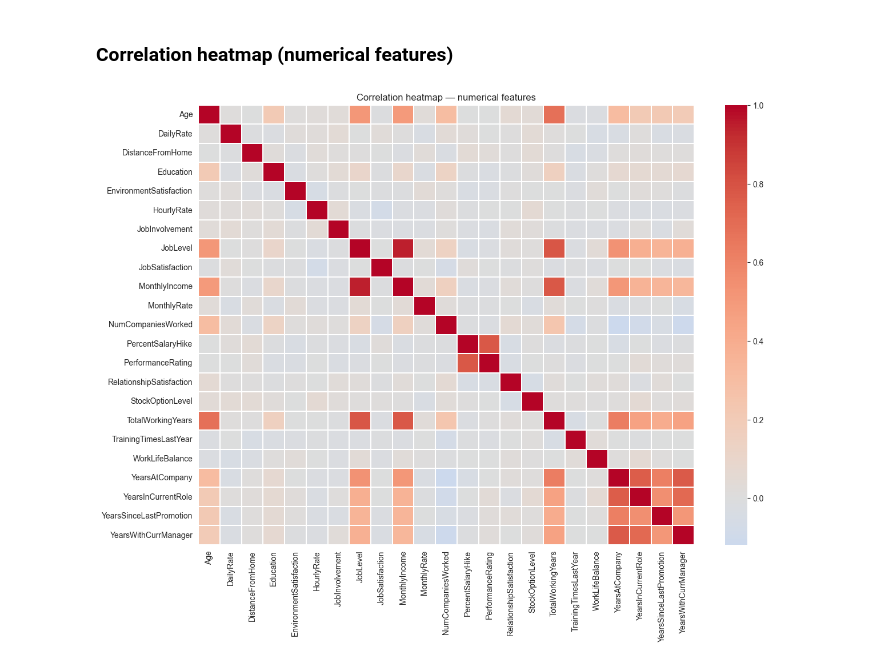
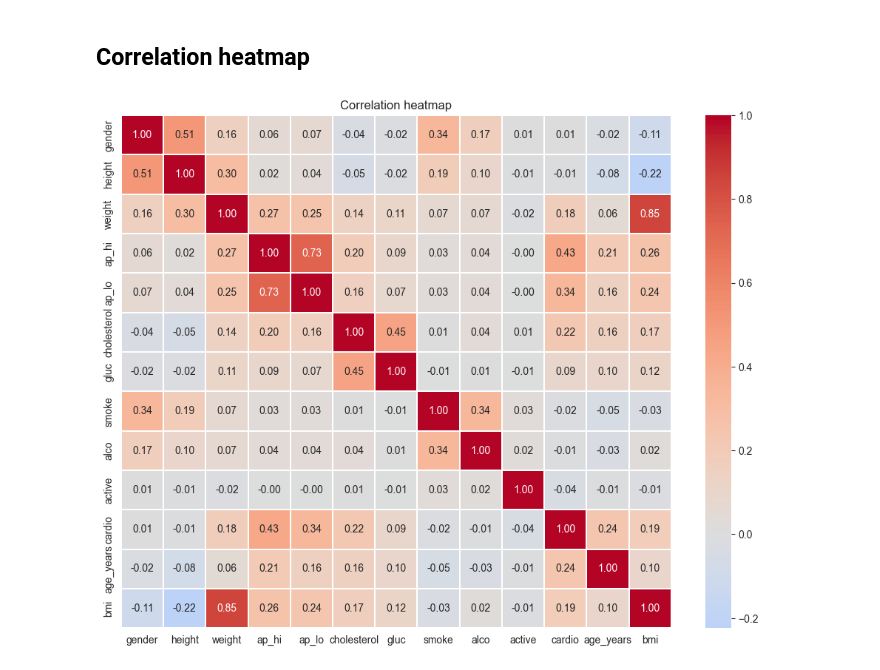
Before and after one commit to Amandhi17/cvd-risk-prediction-system, a Jupyter notebook: notebooks/eda.ipynb, the cells around one changed output. Saved outputs shown, nothing was run; the diff lists cells and outputs as text; code cells hidden in the pictures.

```diff
--- a/notebooks/eda.ipynb
+++ b/notebooks/eda.ipynb
@@ -14,7 +16,7 @@ import seaborn as sns
 sns.set_style('whitegrid')
 pd.set_option('display.max_columns', 50)
 
-df = pd.read_csv("../data/WA_Fn-UseC_-HR-Employee-Attrition.csv")
+df = pd.read_csv('../data/cardio_data.csv', sep=';')
 # %%
 df.head()
 # %% [output]
@@ -201,0 +114,14 @@ df.describe().T
+# %%
+# Apply the same filter we'll use in data_cleaning.py — for EDA only
+clean = df[
+    df['ap_hi'].between(70, 250)
+    & df['ap_lo'].between(40, 200)
+    & (df['ap_hi'] >= df['ap_lo'])
+    & df['height'].between(100, 220)
+    & df['weight'].between(30, 250)
+].copy()
+clean['age_years'] = (clean['age'] / 365.25).round(1)
+clean['bmi'] = (clean['weight'] / (clean['height'] / 100) ** 2).round(2)
+print('Rows before:', len(df), '| after:', len(clean),
+      f'| dropped: {len(df) - len(clean)} ({(1 - len(clean)/len(df)):.1%})')
+clean.describe().T
@@ -317,0 +258,17 @@ Name: Attrition, dtype: float64
+# %%
+# BMI vs CVD
+clean['bmi_bucket'] = pd.cut(clean['bmi'],
+                             bins=[0, 18.5, 25, 30, 35, 60],
+                             labels=['Underweight', 'Normal',
+                                     'Overweight', 'Obese', 'Severely obese'])
+print('CVD rate by BMI category:')
+print(clean.groupby('bmi_bucket', observed=True)['cardio'].mean().round(3))
+
+plt.figure(figsize=(8, 4))
+sns.barplot(x='bmi_bucket',
+            y='cardio',
+            data=clean,
+            color='#e74c3c')
+plt.title('CVD rate by BMI category')
+plt.ylabel('CVD rate')
+plt.show()
@@ -318,12 +285,11 @@ Name: Attrition, dtype: float64
 # %% [markdown]
-### Correlation heatmap (numerical features)
+## Correlation heatmap
 # %%
-df_num = df.select_dtypes(include=np.number)
-
-plt.figure(figsize=(14, 10))
+df_num = clean.drop(columns=['id', 'age', 'bmi_bucket'], errors='ignore')
+plt.figure(figsize=(12, 9))
 sns.heatmap(df_num.corr(), cmap='coolwarm', center=0,
-            annot=False, linewidths=0.3)
-plt.title('Correlation heatmap — numerical features')
+            annot=True, fmt='.2f', linewidths=0.3)
+plt.title('Correlation heatmap')
 plt.show()
 # %% [output]
-[figure, old version]
+[figure, new version]
```
Also changed, not shown: parts of 42 cells of this notebook, 24 other files.
